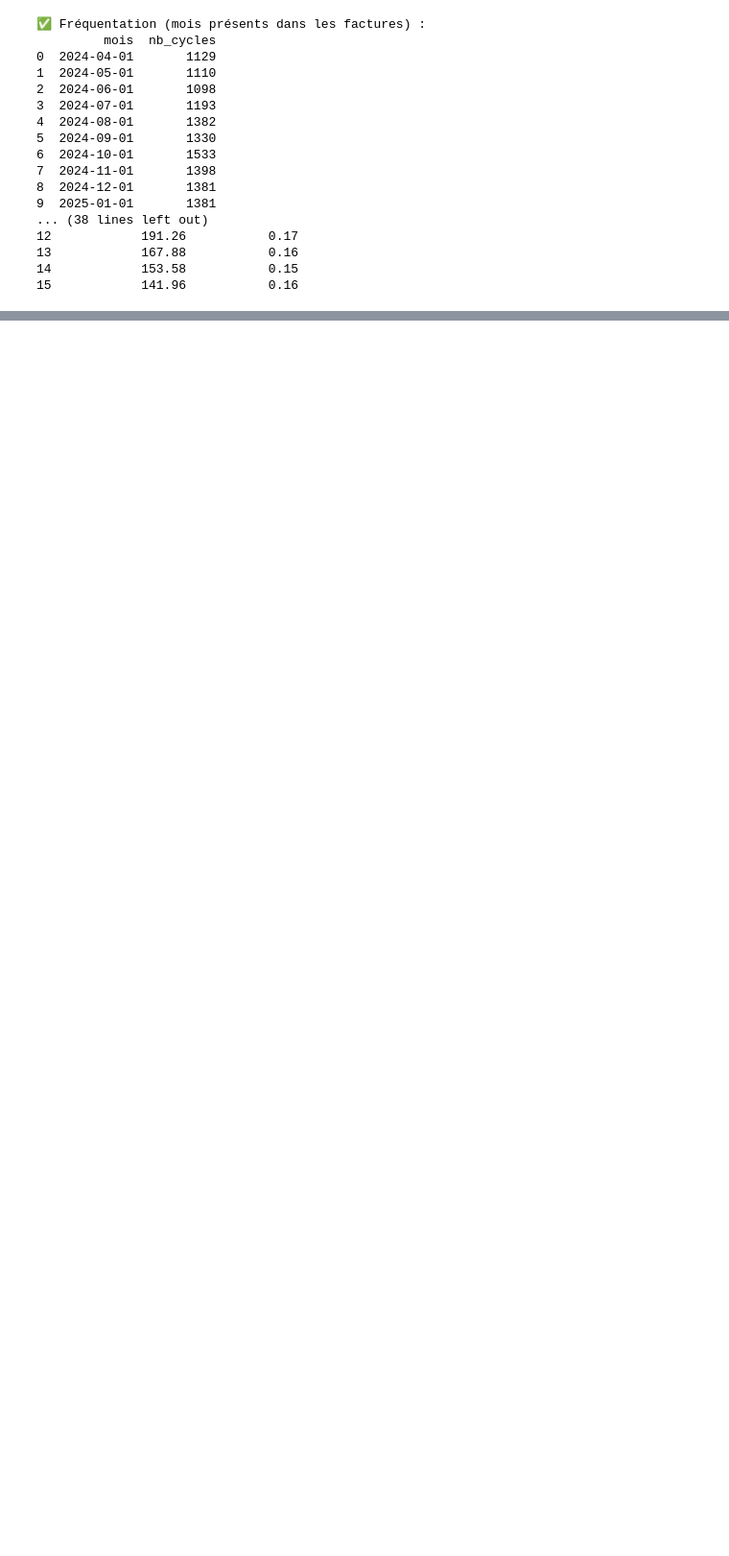
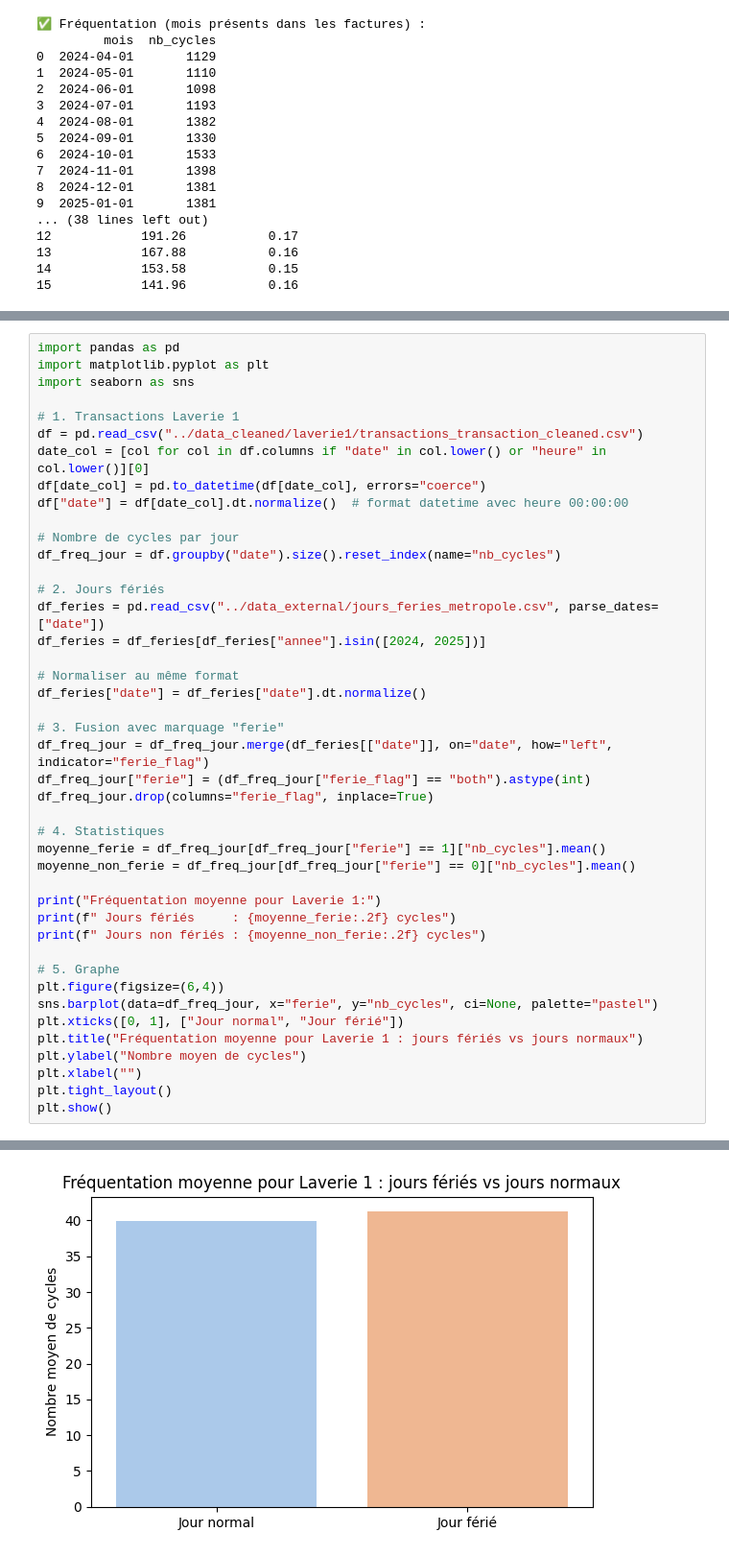
Before and after one commit to Khouloud-HAMMAMI/smart-laundry-data-engineering, a Jupyter notebook: notebooks/exploration.ipynb, the cells around one changed output, grey strips where cells are left out. Shown at 96% size. Drawn from its saved outputs; the diff is of its cells as text; blank space fills up the shorter version.

```diff
--- a/notebooks/exploration.ipynb
+++ b/notebooks/exploration.ipynb
@@ -563,0 +604,44 @@ print(df_global)
+# %%
+import pandas as pd
+import matplotlib.pyplot as plt
+import seaborn as sns
+
+# 1. Transactions Laverie 1
+df = pd.read_csv("../data_cleaned/laverie1/transactions_transaction_cleaned.csv")
+date_col = [col for col in df.columns if "date" in col.lower() or "heure" in col.lower()][0]
+df[date_col] = pd.to_datetime(df[date_col], errors="coerce")
+df["date"] = df[date_col].dt.normalize()  # format datetime avec heure 00:00:00
+
+# Nombre de cycles par jour
+df_freq_jour = df.groupby("date").size().reset_index(name="nb_cycles")
+
+# 2. Jours fériés
+df_feries = pd.read_csv("../data_external/jours_feries_metropole.csv", parse_dates=["date"])
+df_feries = df_feries[df_feries["annee"].isin([2024, 2025])]
+
+# Normaliser au même format
+df_feries["date"] = df_feries["date"].dt.normalize()
+
+# 3. Fusion avec marquage "ferie"
+df_freq_jour = df_freq_jour.merge(df_feries[["date"]], on="date", how="left", indicator="ferie_flag")
+df_freq_jour["ferie"] = (df_freq_jour["ferie_flag"] == "both").astype(int)
+df_freq_jour.drop(columns="ferie_flag", inplace=True)
+
+# 4. Statistiques
+moyenne_ferie = df_freq_jour[df_freq_jour["ferie"] == 1]["nb_cycles"].mean()
+moyenne_non_ferie = df_freq_jour[df_freq_jour["ferie"] == 0]["nb_cycles"].mean()
+
+print("Fréquentation moyenne pour Laverie 1:")
+print(f" Jours fériés     : {moyenne_ferie:.2f} cycles")
+print(f" Jours non fériés : {moyenne_non_ferie:.2f} cycles")
+
+# 5. Graphe
+plt.figure(figsize=(6,4))
+sns.barplot(data=df_freq_jour, x="ferie", y="nb_cycles", ci=None, palette="pastel")
+plt.xticks([0, 1], ["Jour normal", "Jour férié"])
+plt.title("Fréquentation moyenne pour Laverie 1 : jours fériés vs jours normaux")
+plt.ylabel("Nombre moyen de cycles")
+plt.xlabel("")
+plt.tight_layout()
+plt.show()
+# %% [output]
@@ -563,0 +658 @@ print(df_global)
+[figure, added]
```
Also changed, not shown: parts of 19 cells of this notebook, 3 other files.
